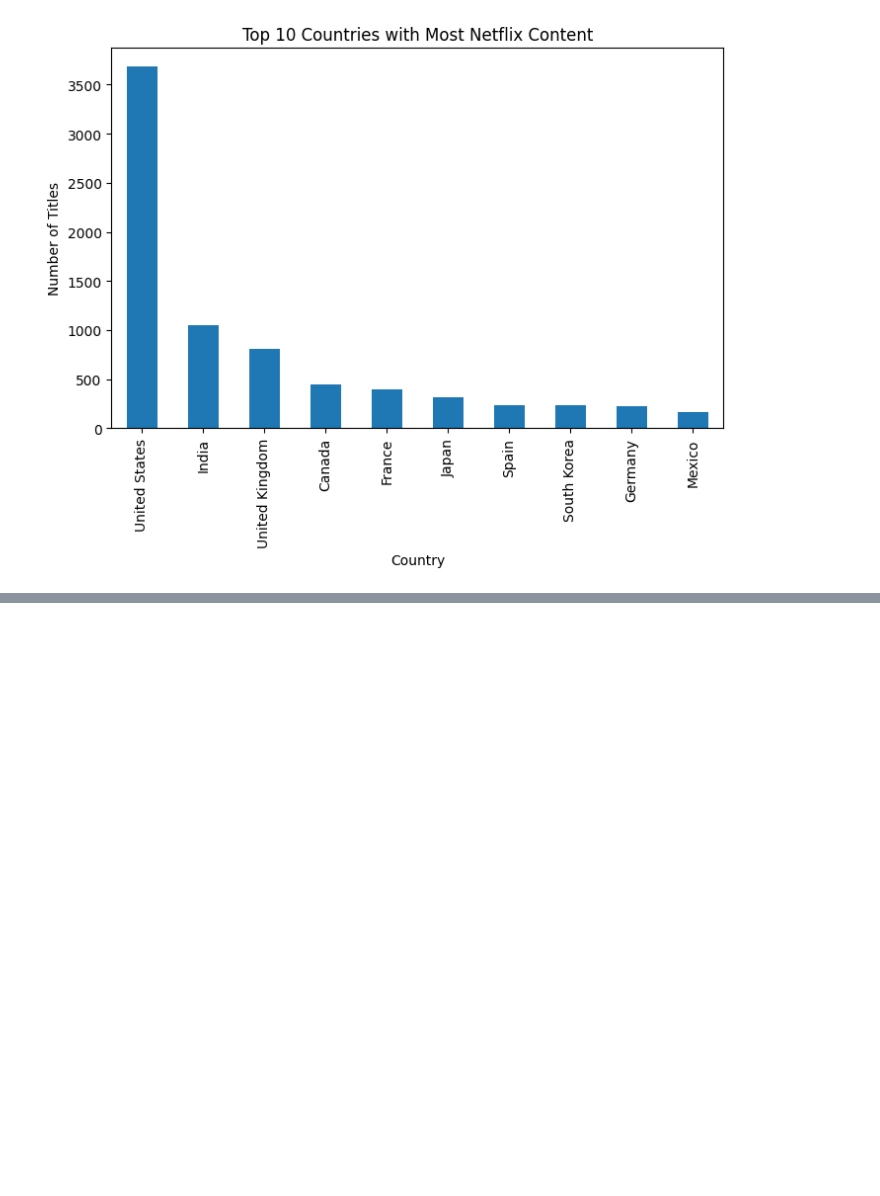
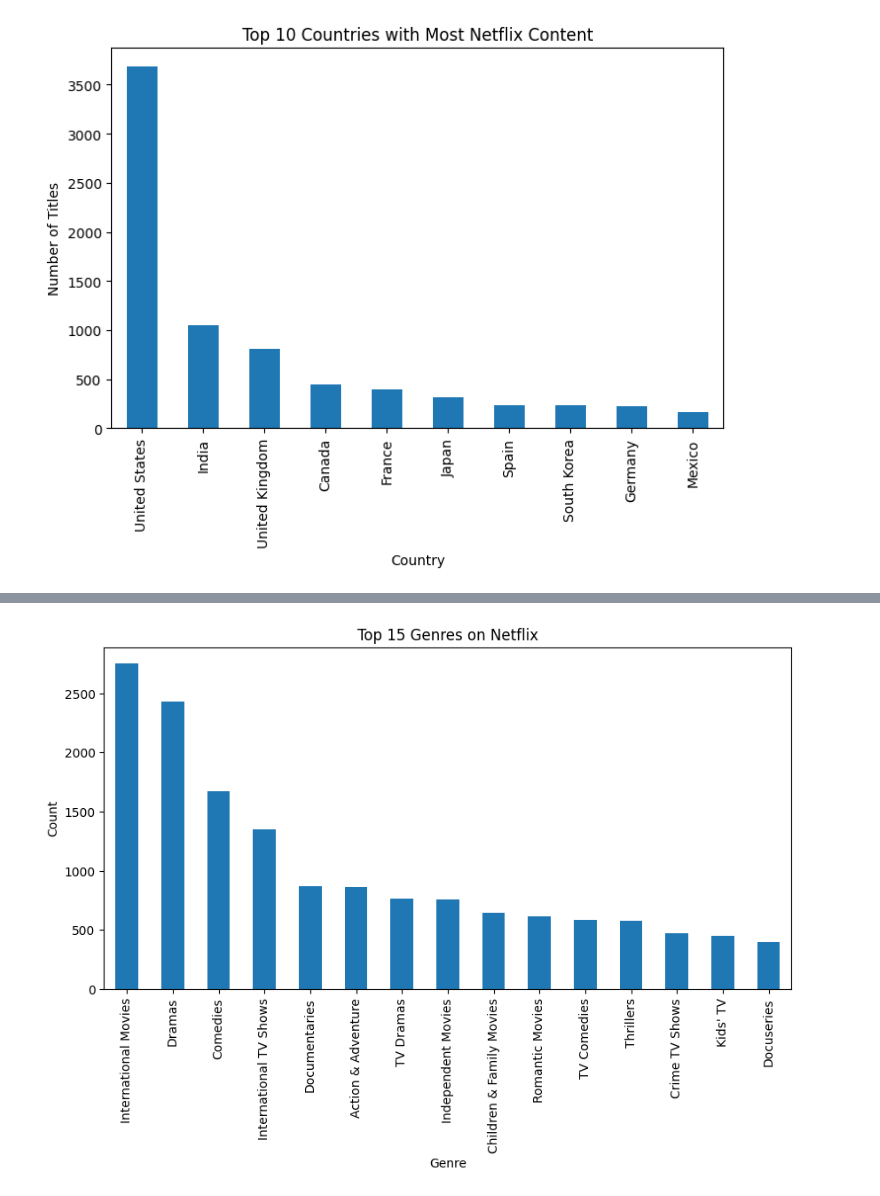
Before and after one commit to JoshOmondi/deep_learning, a Jupyter notebook: NetflixRAG.ipynb, the cells around one changed output, grey strips where cells are left out. Cells and saved outputs as stored; diff of their text form; code cells hidden in the pictures; blank space fills up the shorter version.

```diff
--- a/NetflixRAG.ipynb
+++ b/NetflixRAG.ipynb
@@ -277,0 +303,15 @@ plt.show()
+# %%
+# Most popular genres "listed in ('listed_in') "
+
+df_genres = df.assign(listed_in=df['listed_in'].str.split(', ')).explode('listed_in')
+
+top_genres = df_genres['listed_in'].value_counts().head(15)
+
+plt.figure(figsize=(10,5))
+top_genres.plot(kind='bar')
+plt.title("Top 15 Genres on Netflix")
+plt.xlabel("Genre")
+plt.ylabel("Count")
+plt.show()
+# %% [output]
+[figure, added]
```
Also changed, not shown: parts of 3 cells of this notebook.
